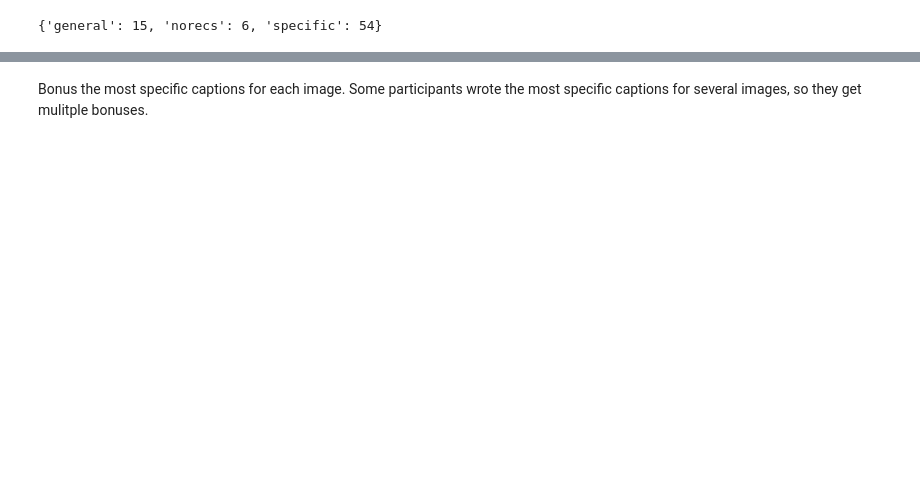
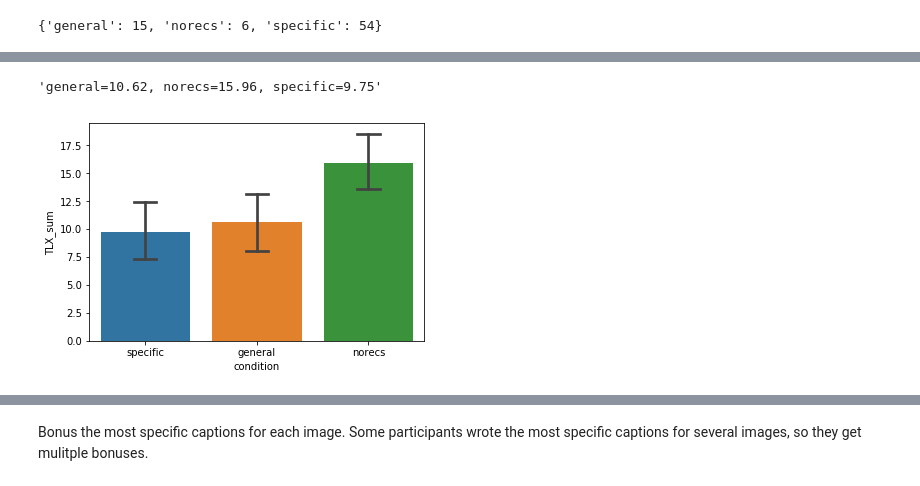
Before and after one commit to kcarnold/textrec, a Jupyter notebook: notebooks/Analysis.ipynb, the cells around one changed output, grey strips where cells are left out. Saved outputs shown, nothing was run; the diff lists cells and outputs as text; code cells hidden in the pictures; blank space fills up the shorter version.

```diff
--- a/notebooks/Analysis.ipynb
+++ b/notebooks/Analysis.ipynb
@@ -47,7 +47,7 @@ def savefig(fn):
 # %%
 data = dict(
     num_participants=len(set(trial_level_data.participant)),
-    non_male=(experiment_level_data.gender == 'male').sum().item(),
+    non_male=(experiment_level_data.gender != 'male').sum().item(),
     num_trials_per=trial_level_data.groupby('participant').size().mean().item(),
     n_trials=len(trial_level_data))
 # %%
@@ -129,6 +164,11 @@ def summarize_means(df, by, outcome):
     means = df.groupby(by)[outcome].mean()
     data[f'{outcome}_means'] = means.to_dict()
     return ', '.join(f'{name}={group_mean:.2f}' for name, group_mean in means.iteritems())
+# %%
+def analyze_outcome(df, by, outcome):
+    sns.barplot(x=by, y=outcome, data=df, capsize=.2)
+    savefig(outcome)
+    return summarize_means(df, by, outcome)
 # %%
 sns.barplot(x='condition', y='TLX_sum', data=block_level_data, capsize=.2)
 savefig('cogload')
@@ -137,3 +180,8 @@ HTML("The average cognitive load was higher in the no-recommendations condition
+# %%
+analyze_outcome(block_level_data, 'condition', 'TLX_sum')
+# %% [output]
+'general=10.62, norecs=15.96, specific=9.75'
+[figure, added]
 # %%
 tlxen = 'mental physical temporal performance effort frustration'.split()
 fig, axs = plt.subplots(2, 3, figsize=(10,6), sharey=True)
```
Also changed, not shown: parts of 35 cells of this notebook, 18 other files.
